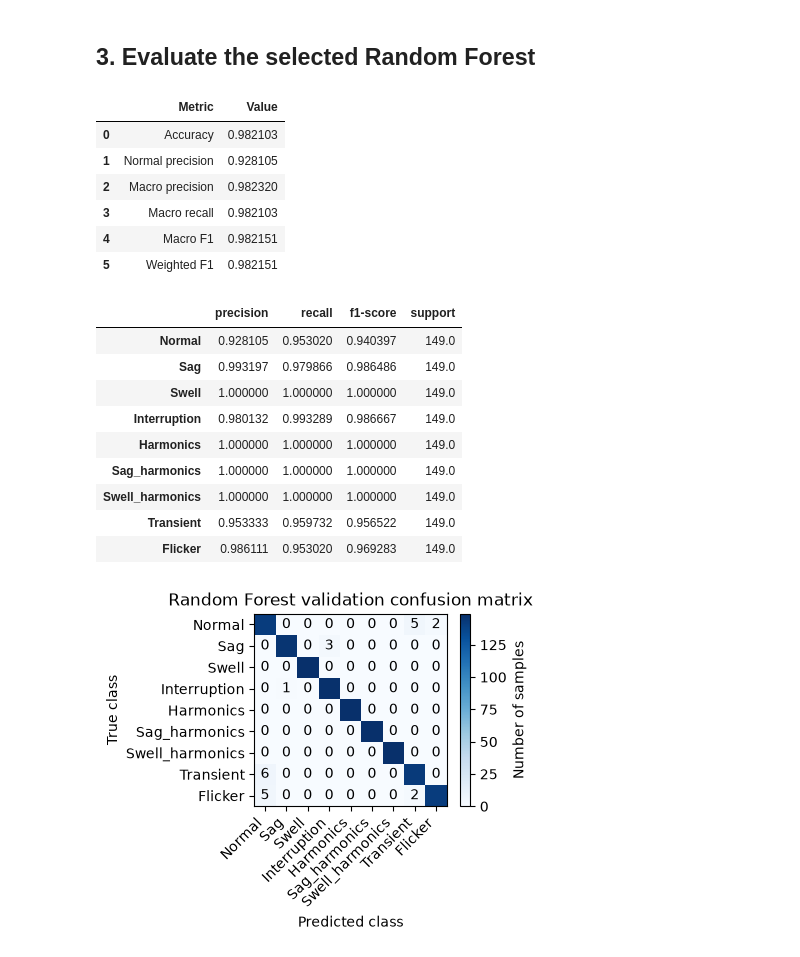
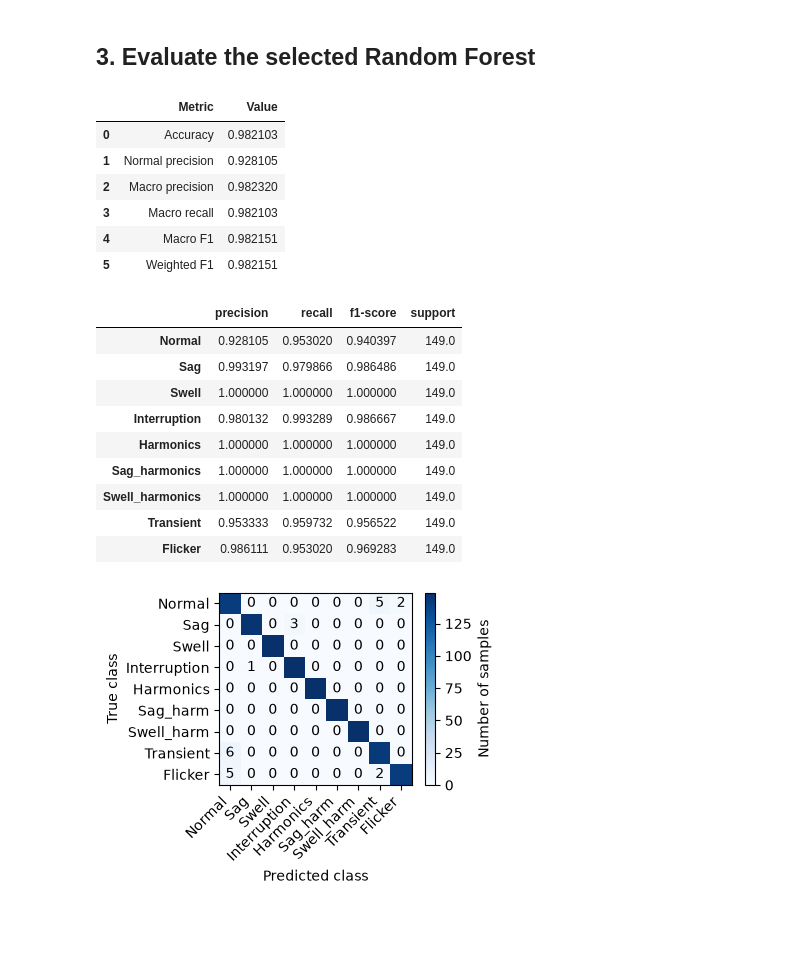
Before and after one commit to Kibestar/EE4C12---Machine-Learning-Project, a Jupyter notebook: Code/02 Task/Vossi/Random_Forest_Task_2_Random_Search.ipynb, the cells around one changed output. Saved outputs shown, nothing was run; the diff lists cells and outputs as text; code cells hidden in the pictures; blank space fills up the shorter version.

```diff
--- a/Code/02 Task/Vossi/Random_Forest_Task_2_Random_Search.ipynb
+++ b/Code/02 Task/Vossi/Random_Forest_Task_2_Random_Search.ipynb
@@ -26,6 +26,7 @@ CV_SPLITS = 5
 N_ITER = 30
 SNR_LEVELS = ["SNR_noiseless", "SNR_50db", "SNR_40db", "SNR_30db", "SNR_20db"]
 CLASS_NAMES = ["Normal", "Sag", "Swell", "Interruption", "Harmonics", "Sag_harmonics", "Swell_harmonics", "Transient", "Flicker"]
+DISPLAY_CLASS_NAMES = ["Normal", "Sag", "Swell", "Interruption", "Harmonics", "Sag_harm", "Swell_harm", "Transient", "Flicker"]
 NORMAL_LABEL = "Normal"
 FEATURE_COLUMNS = ["F1", "F2", "F3", "F4", "F5", "F6", "F7", "F8"]
 RAW_TO_FEATURE = {"avg abs": "F2", "sd": "F3", "max": "F4", "min": "F5", "no. pks": "F6", "sd fma": "F7", "sd fma 3": "F1", "no. pt near 0": "F8"}
@@ -130,7 +151,7 @@ CURRENT_DIR = Path.cwd()
 REPOSITORY_ROOT = CURRENT_DIR.parents[2]  # Adjust the index (2) based on your folder depth
 sys.path.insert(0, str(CURRENT_DIR))
 
-y_pred = random_search.best_estimator_.predict(X_valid)
+y_pred = final_model.predict(X_valid)
 
 metrics = pd.DataFrame({
     "Metric": ["Accuracy", "Normal precision", "Macro precision", "Macro recall", "Macro F1", "Weighted F1"],
@@ -154,38 +175,34 @@ image = ax.imshow(confusion, cmap="Blues")
 for row in range(confusion.shape[0]):
     for column in range(confusion.shape[1]):
         if row != column:
             ax.text(column, row, confusion[row, column], ha="center", va="center")
-ax.set_xticks(range(len(CLASS_NAMES)), CLASS_NAMES, rotation=45, ha="right")
-ax.set_yticks(range(len(CLASS_NAMES)), CLASS_NAMES)
+ax.set_xticks(range(len(CLASS_NAMES)), DISPLAY_CLASS_NAMES, rotation=45, ha="right")
+ax.set_yticks(range(len(CLASS_NAMES)), DISPLAY_CLASS_NAMES)
 ax.set_xlabel("Predicted class")
 ax.set_ylabel("True class")
-ax.set_title("Random Forest validation confusion matrix")
 fig.colorbar(image, ax=ax, label="Number of samples")
 
 
-
-output_path = REPOSITORY_ROOT / "Paper - IEEE" / "02_Plots" / "rf_confusion_matrix.pdf"
+output_path = REPOSITORY_ROOT / "Paper - IEEE" / "02_Plots" / "random_forest_confusion_matrix.pdf"
 output_path.parent.mkdir(parents=True, exist_ok=True)
 plt.savefig(output_path, bbox_inches="tight")
-
-
 plt.show()
 # %% [output]
 |  | Metric | Value |
 | 0 | Accuracy | 0.982103 |
 | 1 | Normal precision | 0.928105 |
 | 2 | Macro precision | 0.982320 |
 | 3 | Macro recall | 0.982103 |
 | 4 | Macro F1 | 0.982151 |
 | 5 | Weighted F1 | 0.982151 |
 |  | precision | recall | f1-score | support |
 | Normal | 0.928105 | 0.953020 | 0.940397 | 149.0 |
 | Sag | 0.993197 | 0.979866 | 0.986486 | 149.0 |
 | Swell | 1.000000 | 1.000000 | 1.000000 | 149.0 |
 | Interruption | 0.980132 | 0.993289 | 0.986667 | 149.0 |
 | Harmonics | 1.000000 | 1.000000 | 1.000000 | 149.0 |
 | Sag_harmonics | 1.000000 | 1.000000 | 1.000000 | 149.0 |
 | Swell_harmonics | 1.000000 | 1.000000 | 1.000000 | 149.0 |
 | Transient | 0.953333 | 0.959732 | 0.956522 | 149.0 |
 | Flicker | 0.986111 | 0.953020 | 0.969283 | 149.0 |
-[figure, old version]
+[figure, new version]
```
Also changed, not shown: parts of 3 cells of this notebook, 6 other files.
